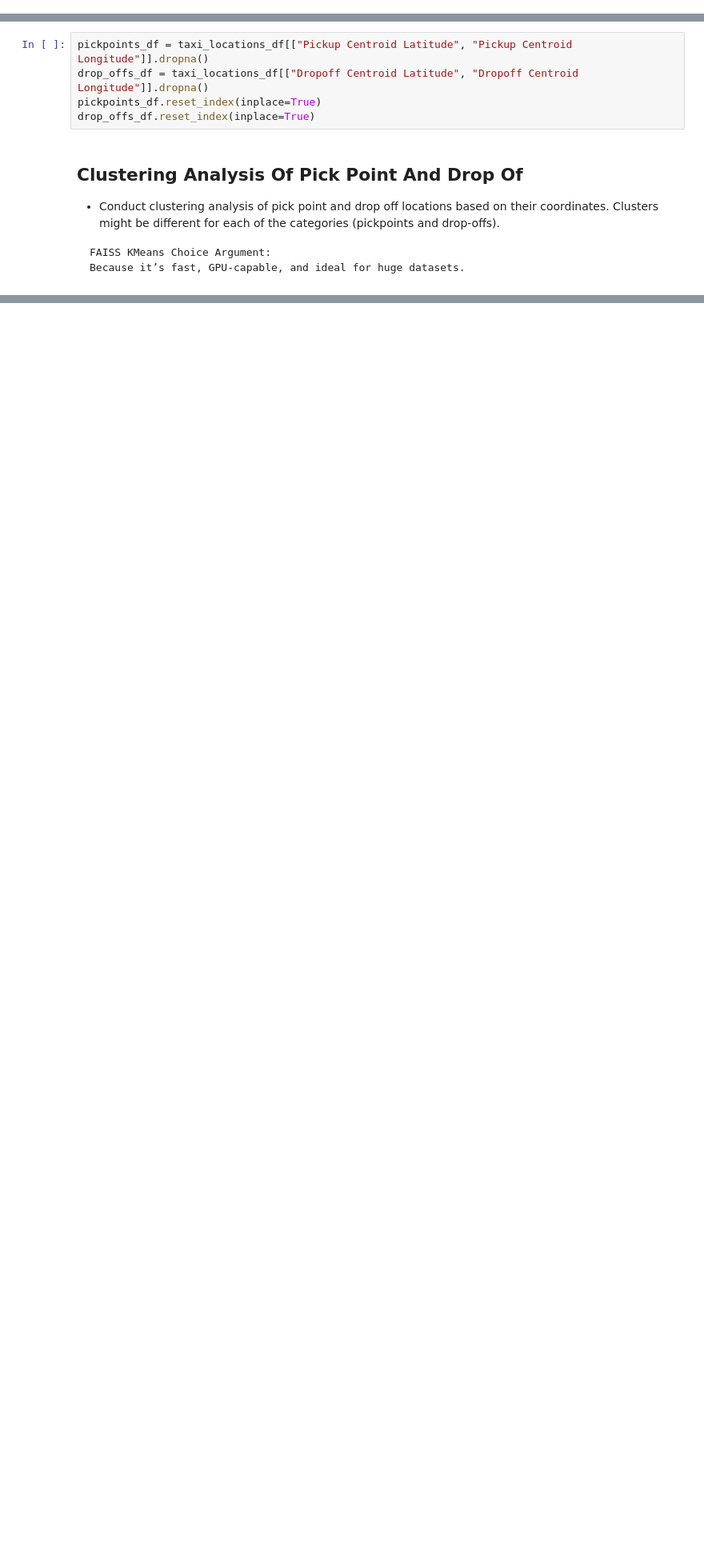
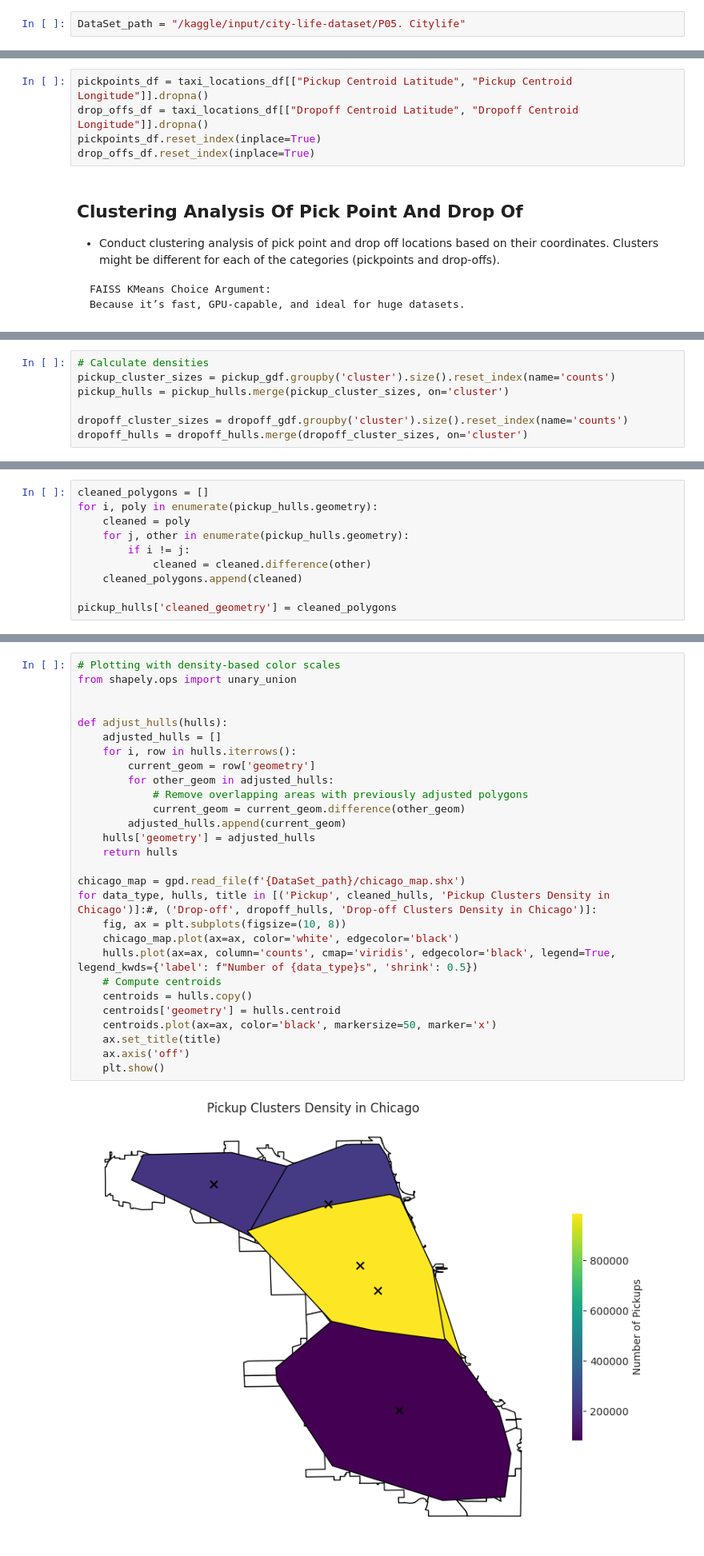
Before and after one commit to sboof911/City-life, a Jupyter notebook: CityLife.ipynb, the cells around one changed output, grey strips where cells are left out. Shown: that part at 80% size. Cells and saved outputs as stored; diff of their text form; blank space fills up the shorter version.

Commit message:
Kaggle Notebook | City Life | Version 1

```diff
--- a/CityLife.ipynb
+++ b/CityLife.ipynb
@@ -8,3 +3,5 @@ DataSet_path = "/teamspace/s3_folders/CursusDataSet/CityLife"
+# %%
+DataSet_path = "/kaggle/input/city-life-dataset/P05. Citylife"
 # %% [markdown]
 ## Loading Rush Hours
 # %%
@@ -125,0 +263,7 @@ print(f"Using GPU: {use_gpu}")
+# %%
+# Calculate densities
+pickup_cluster_sizes = pickup_gdf.groupby('cluster').size().reset_index(name='counts')
+pickup_hulls = pickup_hulls.merge(pickup_cluster_sizes, on='cluster')
+
+dropoff_cluster_sizes = dropoff_gdf.groupby('cluster').size().reset_index(name='counts')
+dropoff_hulls = dropoff_hulls.merge(dropoff_cluster_sizes, on='cluster')
@@ -125,0 +331,10 @@ print(f"Using GPU: {use_gpu}")
+# %%
+cleaned_polygons = []
+for i, poly in enumerate(pickup_hulls.geometry):
+    cleaned = poly
+    for j, other in enumerate(pickup_hulls.geometry):
+        if i != j:
+            cleaned = cleaned.difference(other)
+    cleaned_polygons.append(cleaned)
+
+pickup_hulls['cleaned_geometry'] = cleaned_polygons
@@ -125,0 +346,30 @@ print(f"Using GPU: {use_gpu}")
+# %%
+# Plotting with density-based color scales
+from shapely.ops import unary_union
+
+
+def adjust_hulls(hulls):
+    adjusted_hulls = []
+    for i, row in hulls.iterrows():
+        current_geom = row['geometry']
+        for other_geom in adjusted_hulls:
+            # Remove overlapping areas with previously adjusted polygons
+            current_geom = current_geom.difference(other_geom)
+        adjusted_hulls.append(current_geom)
+    hulls['geometry'] = adjusted_hulls
+    return hulls
+
+chicago_map = gpd.read_file(f'{DataSet_path}/chicago_map.shx')
+for data_type, hulls, title in [('Pickup', cleaned_hulls, 'Pickup Clusters Density in Chicago')]:#, ('Drop-off', dropoff_hulls, 'Drop-off Clusters Density in Chicago')]:
+    fig, ax = plt.subplots(figsize=(10, 8))
+    chicago_map.plot(ax=ax, color='white', edgecolor='black')
+    hulls.plot(ax=ax, column='counts', cmap='viridis', edgecolor='black', legend=True, legend_kwds={'label': f"Number of {data_type}s", 'shrink': 0.5})
+    # Compute centroids
+    centroids = hulls.copy()
+    centroids['geometry'] = hulls.centroid
+    centroids.plot(ax=ax, color='black', markersize=50, marker='x')
+    ax.set_title(title)
+    ax.axis('off')
+    plt.show()
+# %% [output]
+[figure, added]
```
Also changed, not shown: parts of 21 cells of this notebook.
